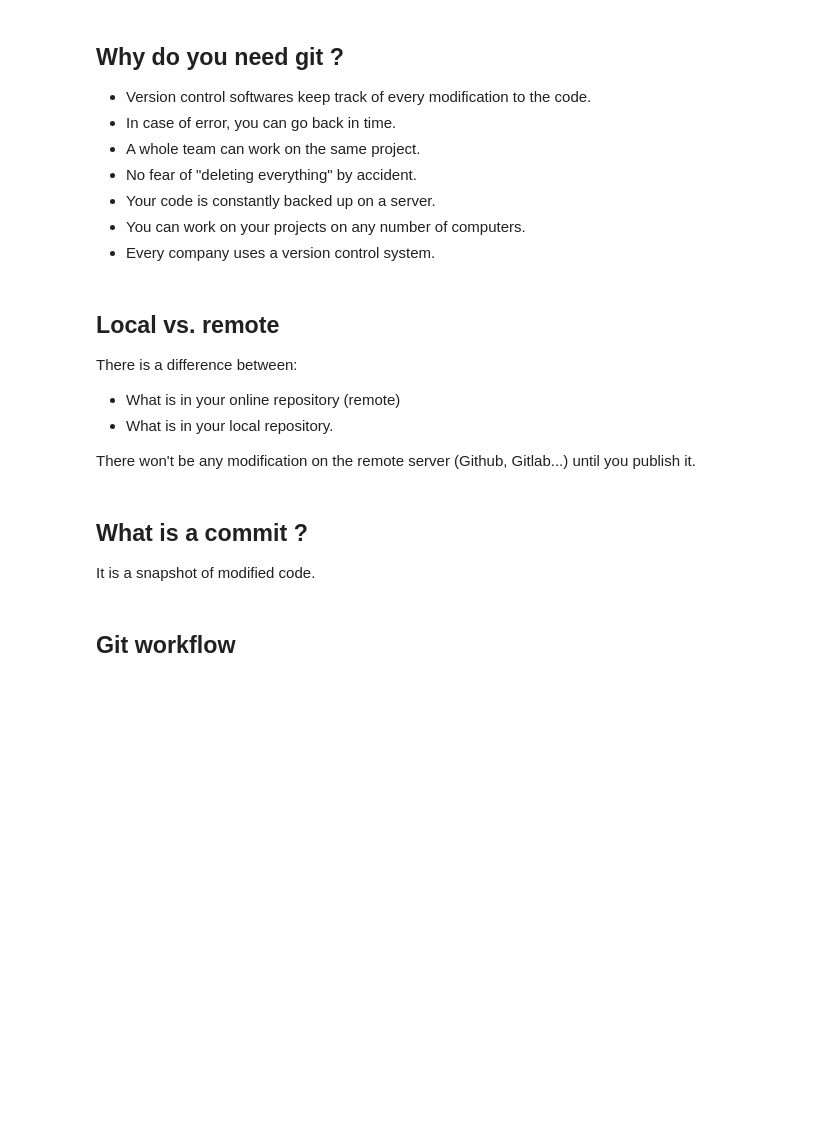
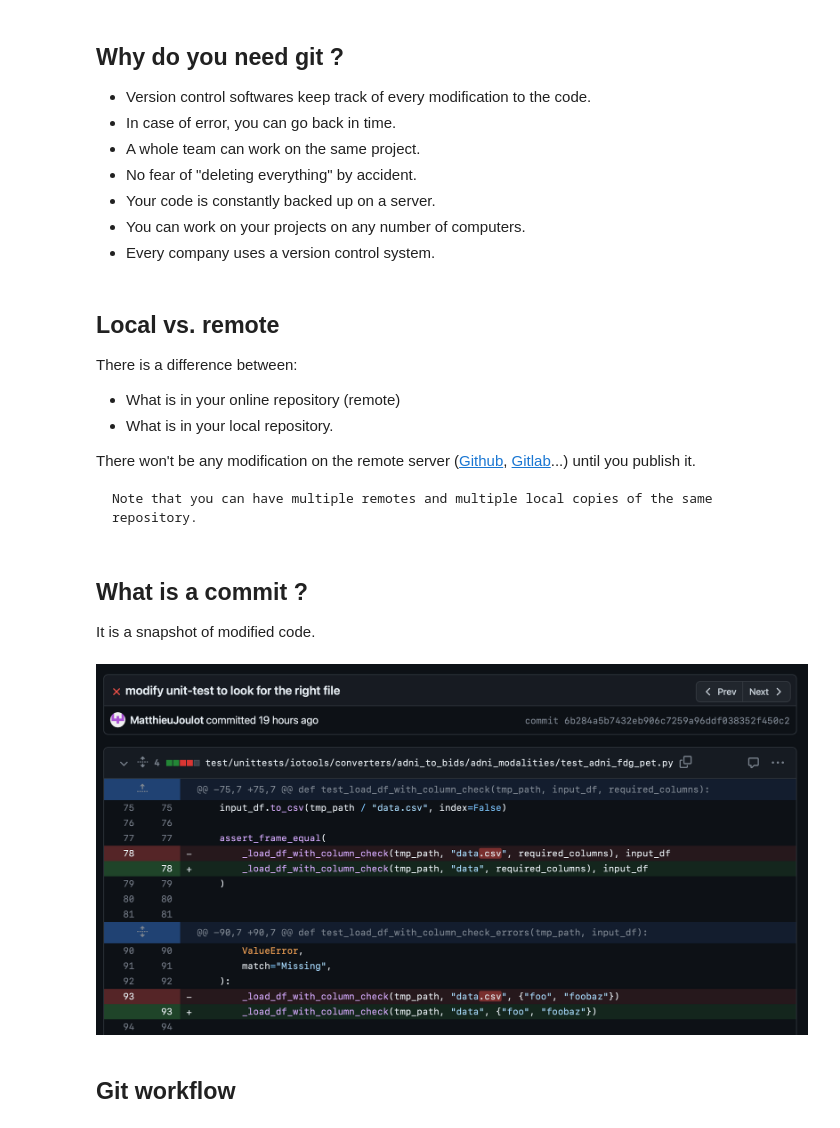
Before and after one commit to aramis-lab/NOW-2023, a Jupyter notebook: notebooks/code_versioning_intro.ipynb, the cells around one changed output. Saved outputs shown, nothing was run; the diff lists cells and outputs as text; code cells hidden in the pictures; blank space fills up the shorter version.

````diff
--- a/notebooks/code_versioning_intro.ipynb
+++ b/notebooks/code_versioning_intro.ipynb
@@ -28,11 +32,20 @@ There is a difference between:
 - What is in your online repository (remote)
 - What is in your local repository.
 
-There won't be any modification on the remote server (Github, Gitlab...) until you publish it.
+There won't be any modification on the remote server ([Github](https://github.com), [Gitlab](https://gitlab.com)...) until you publish it.
+
+```{note}
+Note that you can have multiple remotes and multiple local copies of the same repository.
+```
 # %% [markdown]
 ## What is a commit ?
 
 It is a snapshot of modified code.
+# %%
+from IPython.display import Image
+Image(filename="../images/git-commit.png")
+# %% [output]
+[figure, added]
 # %% [markdown]
 ## Git workflow
 # %%
````
Also changed, not shown: parts of 9 cells of this notebook, 4 other files.
